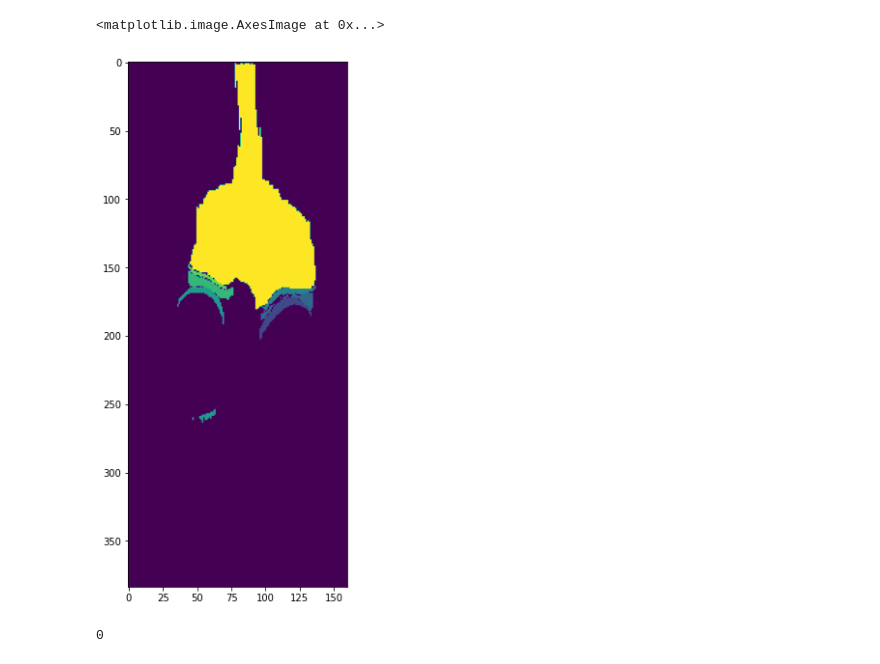
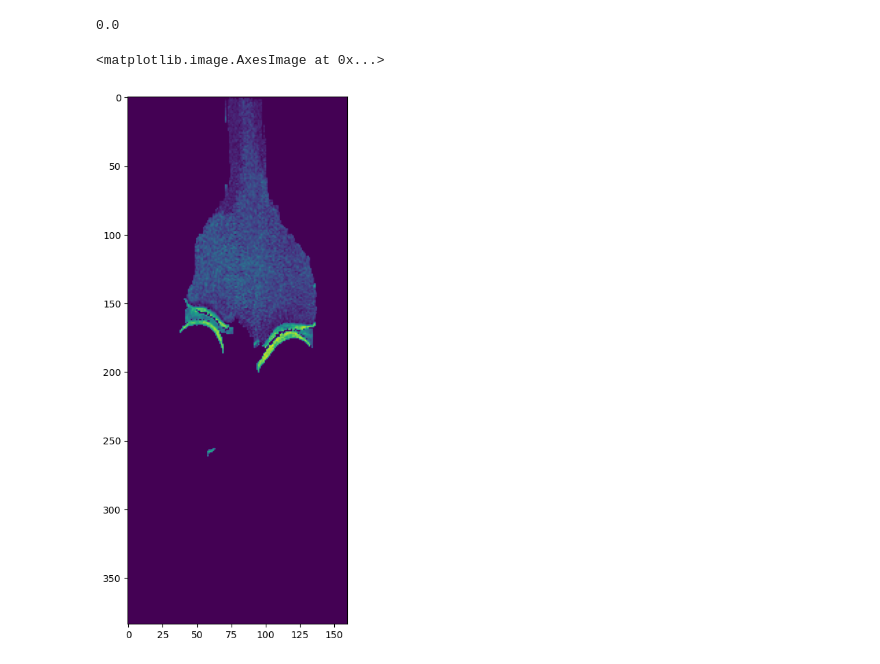
Before and after one commit to biscuitbib/masters-thesis, a Jupyter notebook: feature_extraction.ipynb, the cells around one changed output. Saved outputs shown, nothing was run; the diff lists cells and outputs as text; code cells hidden in the pictures.

```diff
--- a/feature_extraction.ipynb
+++ b/feature_extraction.ipynb
@@ -9,7 +14,7 @@ from scipy import ndimage
 
 plt.rcParams['figure.figsize'] = [20, 10]
 # %%
-path = "ScanManTrain61_knee_data/train/"
+path = "../ScanManTrain61_knee_data/train/"
 label_keys = ["FemoralCartilage",
               "LateralFemoralCartilage",
               "LateralMeniscus",
@@ -22,8 +27,29 @@ label_keys = ["FemoralCartilage",
 # %%
 img = nib.load(path + "images/img_0.nii.gz").get_fdata()
 label = nib.load(path + "labels/img_0.nii.gz").get_fdata()
+# %%
+prediction = np.zeros_like(img)
+
+h, w, d = img.shape
+for i in trange(h):
+    slice = img[i, :, :]
+    prediction[i, :, :] += slice
+
+for j in trange(w):
+    slice = img[:, j, :]
+    prediction[:, j, :] += slice
+
+for k in trange(d):
+    slice = img[:, :, k]
+    prediction[:, :, k] += slice
+
+prediction /= 3
+
+print(np.sum((img - prediction)**2))
+# %% [output]
+0.0
 # %%
-plt.imshow(label[:, 140, : ])
+plt.imshow((img * (label != 0).astype(int))[:, 145, :])
 # %% [output]
 <matplotlib.image.AxesImage at 0x...>
-[figure, old version]
+[figure, new version]
@@ -33,5 +56 @@ def get_class_mask(mask, c):
-# %%
-np.sum(get_class_mask(label, 1))
-# %% [output]
-0
 # %%
```
Also changed, not shown: parts of 4 cells of this notebook, 8 other files.
